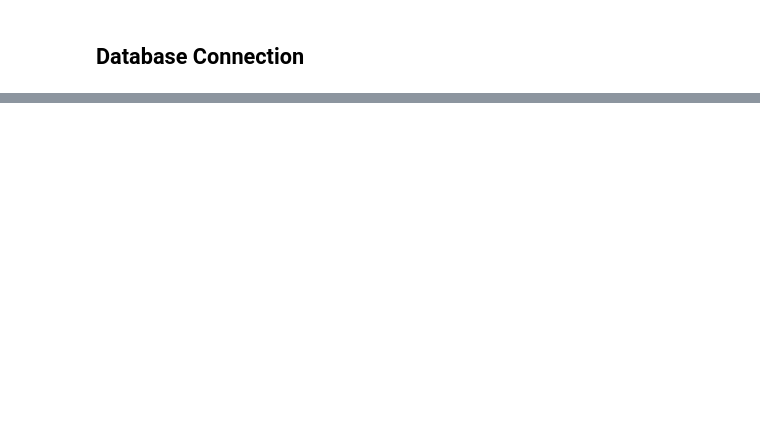
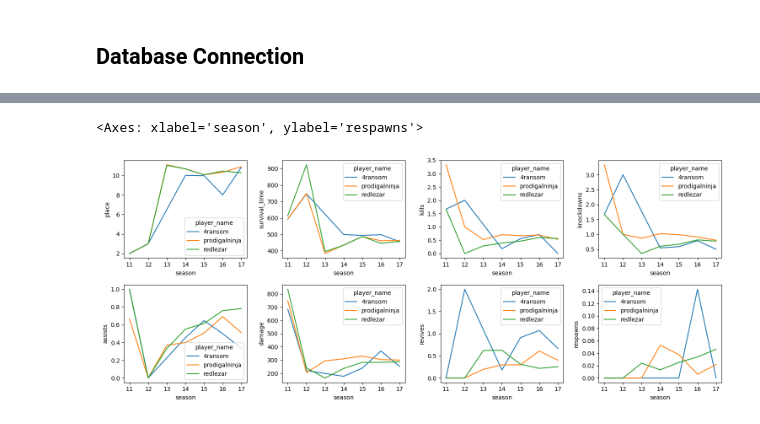
Before and after one commit to eqnguyen/apex-ocr-server, a Jupyter notebook: notebooks/data_explorer.ipynb, the cells around one changed output, grey strips where cells are left out. Cells and saved outputs as stored; diff of their text form; code cells hidden in the pictures; blank space fills up the shorter version.

```diff
--- a/notebooks/data_explorer.ipynb
+++ b/notebooks/data_explorer.ipynb
@@ -37,0 +108,34 @@ TypeError: getattr(): attribute name must be string
+# %%
+season_summary_df = (
+    ccc_pmr_df[
+        [
+            "season",
+            "player_name",
+            "place",
+            "survival_time",
+            "kills",
+            "knockdowns",
+            "assists",
+            "damage",
+            "revives",
+            "respawns",
+        ]
+    ]
+    .groupby(["season", "player_name"])
+    .mean()
+    .reset_index()
+)
+# .agg(
+#     {
+#         "place": ["count", "mean"],
+#         "survival_time": ["mean"],
+#         "kills": ["mean"],
+#         "knockdowns": ["mean"],
+#         "assists": ["mean"],
+#         "damage": ["mean"],
+#         "revives": ["mean"],
+#         "respawns": ["mean"],
+#     }
+# ).reset_index()
+# %%
+season_summary_df.reset_index(inplace=True)
@@ -37,0 +160,14 @@ TypeError: getattr(): attribute name must be string
+# %%
+fig, axs = plt.subplots(2, 4, figsize=(15, 6), tight_layout=True)
+
+sns.lineplot(x="season", y="place", hue="player_name", data=season_summary_df, ax=axs[0][0])
+sns.lineplot(x="season", y="survival_time", hue="player_name", data=season_summary_df, ax=axs[0][1])
+sns.lineplot(x="season", y="kills", hue="player_name", data=season_summary_df, ax=axs[0][2])
+sns.lineplot(x="season", y="knockdowns", hue="player_name", data=season_summary_df, ax=axs[0][3])
+sns.lineplot(x="season", y="assists", hue="player_name", data=season_summary_df, ax=axs[1][0])
+sns.lineplot(x="season", y="damage", hue="player_name", data=season_summary_df, ax=axs[1][1])
+sns.lineplot(x="season", y="revives", hue="player_name", data=season_summary_df, ax=axs[1][2])
+sns.lineplot(x="season", y="respawns", hue="player_name", data=season_summary_df, ax=axs[1][3])
+# %% [output]
+<Axes: xlabel='season', ylabel='respawns'>
+[figure, added]
```
Also changed, not shown: parts of 15 cells of this notebook.
